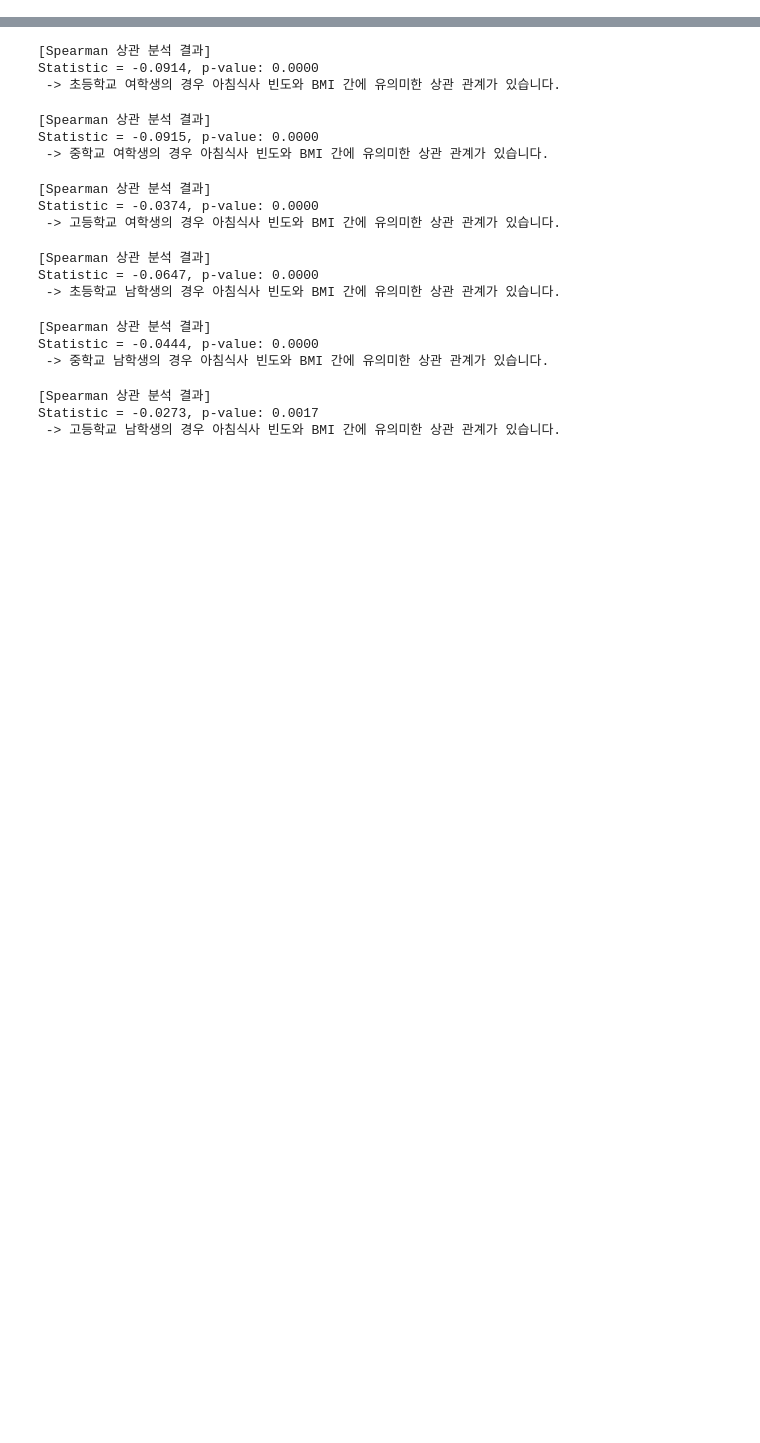
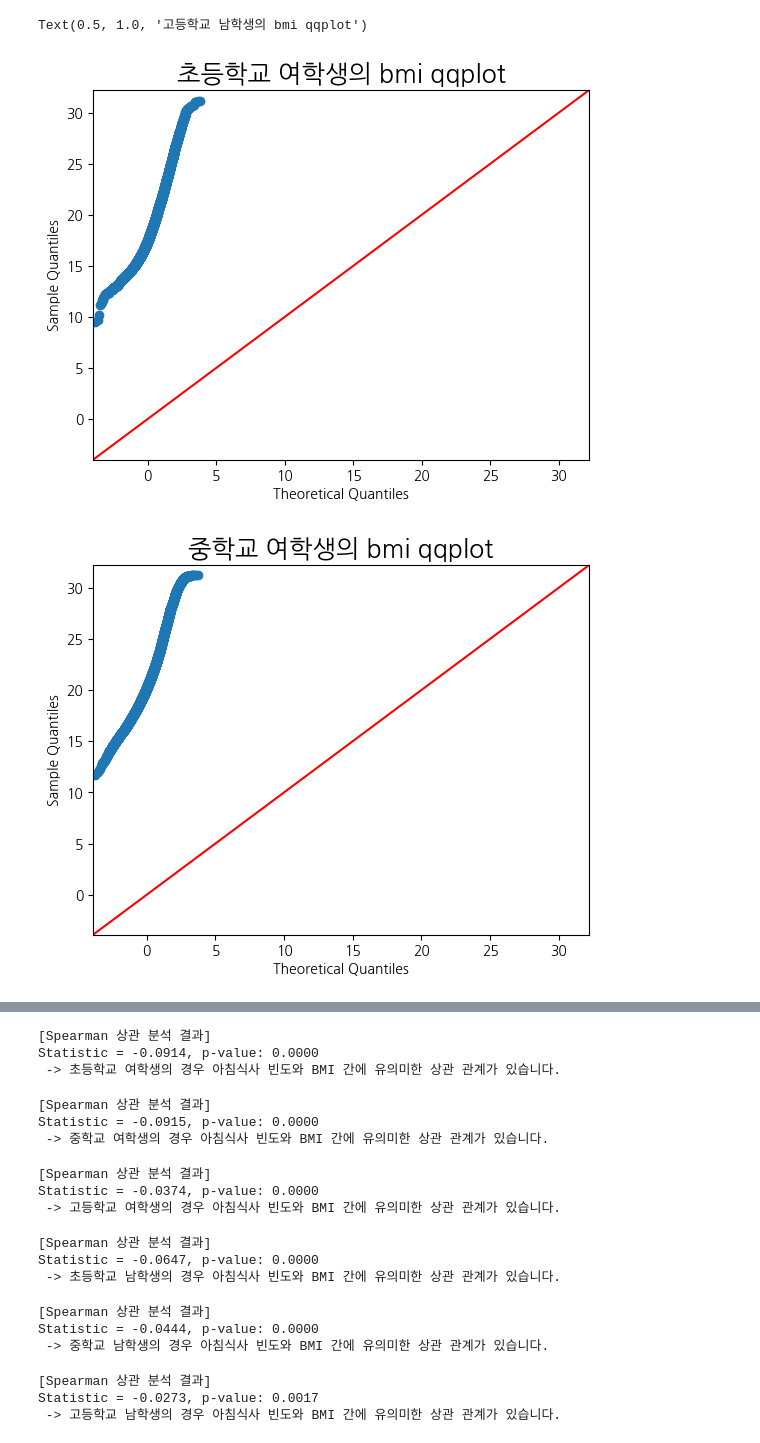
Before and after one commit to Statistical-Data-Analysis-2024/team-project, a Jupyter notebook: src/HypothesisTesting/HypothesisTesting_Breakfast_BMI.ipynb, the cells around one changed output, grey strips where cells are left out. Drawn from its saved outputs; the diff is of its cells as text; code cells hidden in the pictures; blank space fills up the shorter version.

```diff
--- a/src/HypothesisTesting/HypothesisTesting_Breakfast_BMI.ipynb
+++ b/src/HypothesisTesting/HypothesisTesting_Breakfast_BMI.ipynb
@@ -29,3 +29,37 @@ bmi_whigh = data[(data['성별'] == '여') & (data['학교급'] == '고')]
 bmi_mel = data[(data['성별'] == '남') & (data['학교급'] == '초')]
 bmi_mmid = data[(data['성별'] == '남') & (data['학교급'] == '중')]
 bmi_mhigh = data[(data['성별'] == '남') & (data['학교급'] == '고')]
+# %%
+# 성별과 학교급을 기준으로 나눈 6가지 분포의 BMI 구조
+bmi_wel_bmi = data[(data['성별'] == '여') & (data['학교급'] == '초')]['BMI']
+bmi_wmid_bmi = data[(data['성별'] == '여') & (data['학교급'] == '중')]['BMI']
+bmi_whigh_bmi = data[(data['성별'] == '여') & (data['학교급'] == '고')]['BMI']
+bmi_mel_bmi = data[(data['성별'] == '남') & (data['학교급'] == '초')]['BMI']
+bmi_mmid_bmi = data[(data['성별'] == '남') & (data['학교급'] == '중')]['BMI']
+bmi_mhigh_bmi = data[(data['성별'] == '남') & (data['학교급'] == '고')]['BMI']
+# %%
+#BMI의 정규성을 QQ-PLOT으로 파악
+import statsmodels.api as sm
+
+sm.qqplot(bmi_wel_bmi, line='45')
+plt.title("초등학교 여학생의 bmi qqplot", fontsize=18)
+
+sm.qqplot(bmi_wmid_bmi, line='45')
+plt.title("중학교 여학생의 bmi qqplot", fontsize=18)
+
+sm.qqplot(bmi_whigh_bmi, line='45')
+plt.title("고등학교 여학생의 bmi qqplot", fontsize=18)
+
+sm.qqplot(bmi_mel_bmi, line='45')
+plt.title("초등학교 남학생의 bmi qqplot", fontsize=18)
+
+sm.qqplot(bmi_mmid_bmi, line='45')
+plt.title("중학교 남학생의 bmi qqplot", fontsize=18)
+
+sm.qqplot(bmi_mhigh_bmi, line='45')
+plt.title("고등학교 남학생의 bmi qqplot", fontsize=18)
+# 결과 모든 그룹이 정규성을 띄지 않는 것으로 파악됨
+# %% [output]
+Text(0.5, 1.0, '고등학교 남학생의 bmi qqplot')
+[figure, added]
+[figure, added]
```
Also changed, not shown: parts of 6 cells of this notebook, 1 other file.
